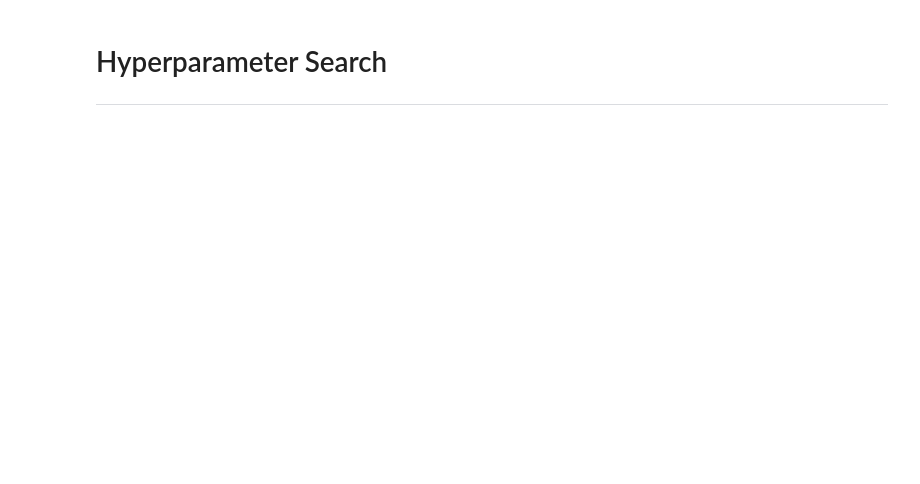
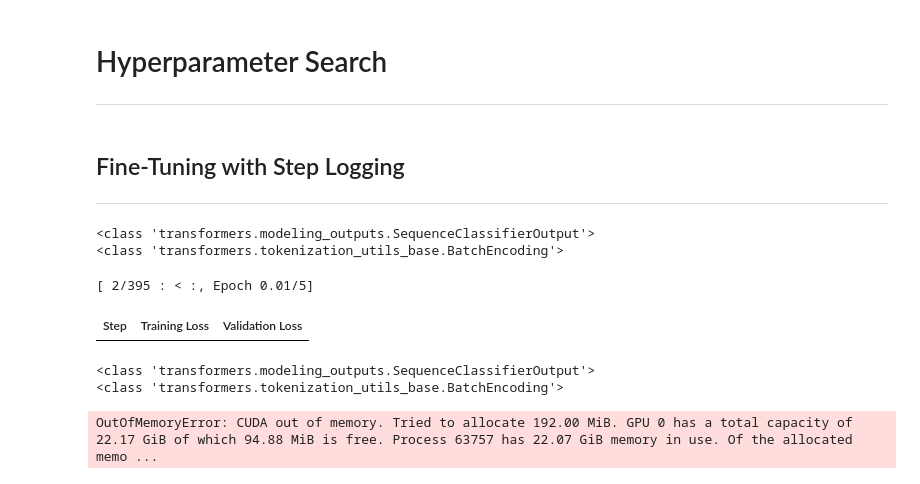
Before and after one commit to baldoinov/tweets-sentiment-analysis, a Jupyter notebook: notebooks/0.4-collab-training.ipynb, the cells around one changed output. Cells and saved outputs as stored; diff of their text form; code cells hidden in the pictures; blank space fills up the shorter version.

Commit message:
add basic pytorch training script

```diff
--- a/notebooks/0.4-collab-training.ipynb
+++ b/notebooks/0.4-collab-training.ipynb
@@ -260,3 +213,6 @@ trainer.state.log_history
+# %%
+small_train_dataset = ds["train"].shuffle(seed=42).select(range(10000))
+small_eval_dataset = ds["test"].shuffle(seed=42).select(range(1000))
 # %% [markdown]
 # Hyperparameter Search
 
@@ -298,0 +282,47 @@ best = trainer.hyperparameter_search(n_trials=10, direction="maximize", backend=
+# %% [markdown]
+## Fine-Tuning with Step Logging
+
+---
+# %%
+training_args = TrainingArguments(
+    output_dir=OUTPUT_DIR,
+    per_device_train_batch_size=BATCH_SIZE,
+    per_device_eval_batch_size=BATCH_SIZE,
+    seed=SEED,
+    evaluation_strategy="steps",
+    eval_steps=500,
+    save_strategy="steps",
+    learning_rate=2e-5,
+    num_train_epochs=5,
+    weight_decay=0.01,
+    load_best_model_at_end=True,
+    logging_strategy="steps",
+    logging_steps=500,
+    save_total_limit=2,
+    save_only_model=False,
+    metric_for_best_model="f1",
+    report_to="tensorboard",
+)
+
+trainer = CustomTrainer(
+    model=model,
+    args=training_args,
+    tokenizer=tokenizer,
+    train_dataset=small_train_dataset,
+    eval_dataset=small_eval_dataset,
+    compute_metrics=compute_metrics,
+)
+
+# trainer.add_callback(GetTrainingMetricsCallback(trainer))
+
+trainer.train()
+
+trainer.save_model(f"{OUTPUT_DIR}-full-dataset-no-hyperopt")
+# %% [output]
+<class 'transformers.modeling_outputs.SequenceClassifierOutput'>
+<class 'transformers.tokenization_utils_base.BatchEncoding'>
+[ 2/395 : < :, Epoch 0.01/5]
+| Step | Training Loss | Validation Loss |
+<class 'transformers.modeling_outputs.SequenceClassifierOutput'>
+<class 'transformers.tokenization_utils_base.BatchEncoding'>
+OutOfMemoryError: CUDA out of memory. Tried to allocate 192.00 MiB. GPU 0 has a total capacity of 22.17 GiB of which 94.88 MiB is free. Process 63757 has 22.07 GiB memory in use. Of the allocated memo ...
```
Also changed, not shown: parts of 24 cells of this notebook, 4 other files.
